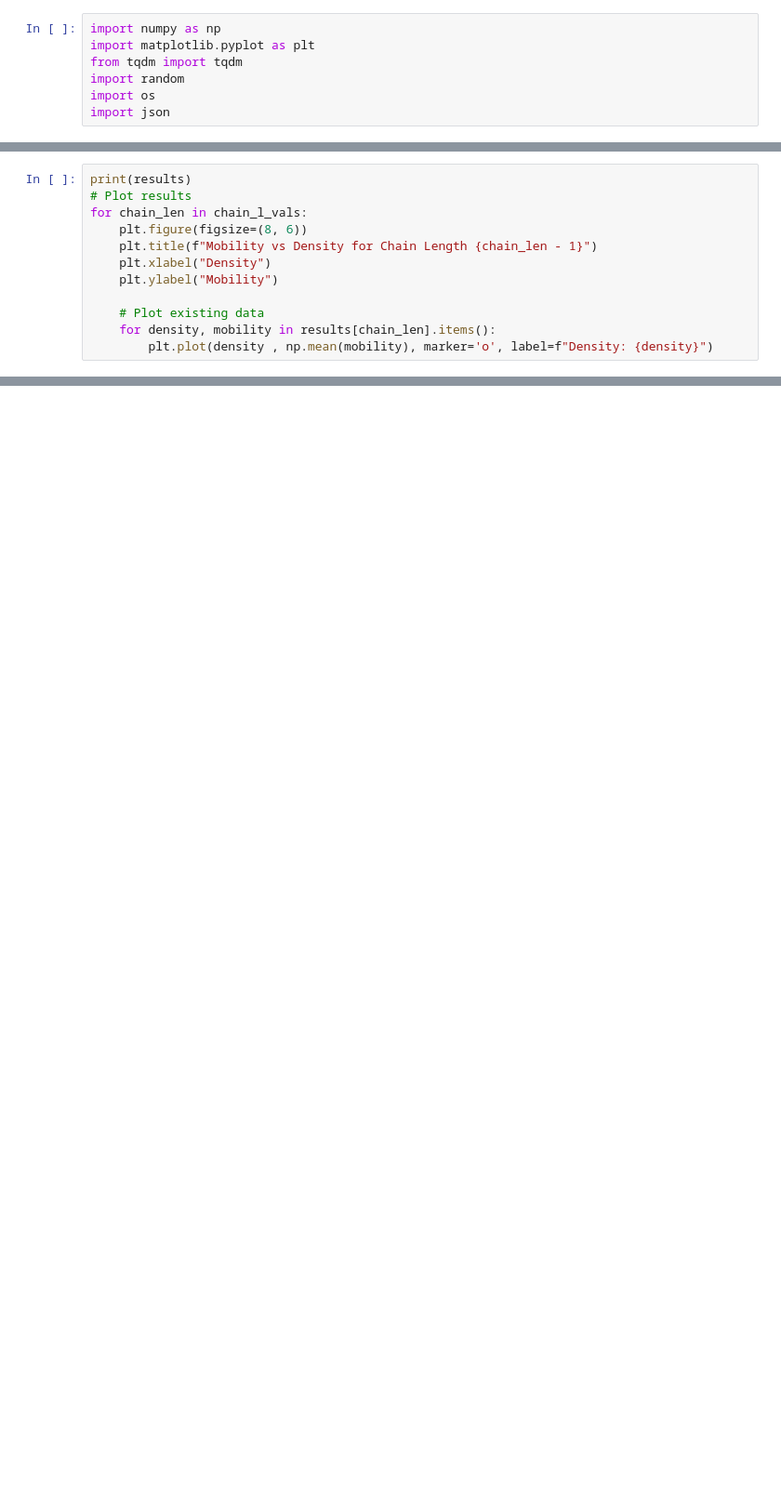
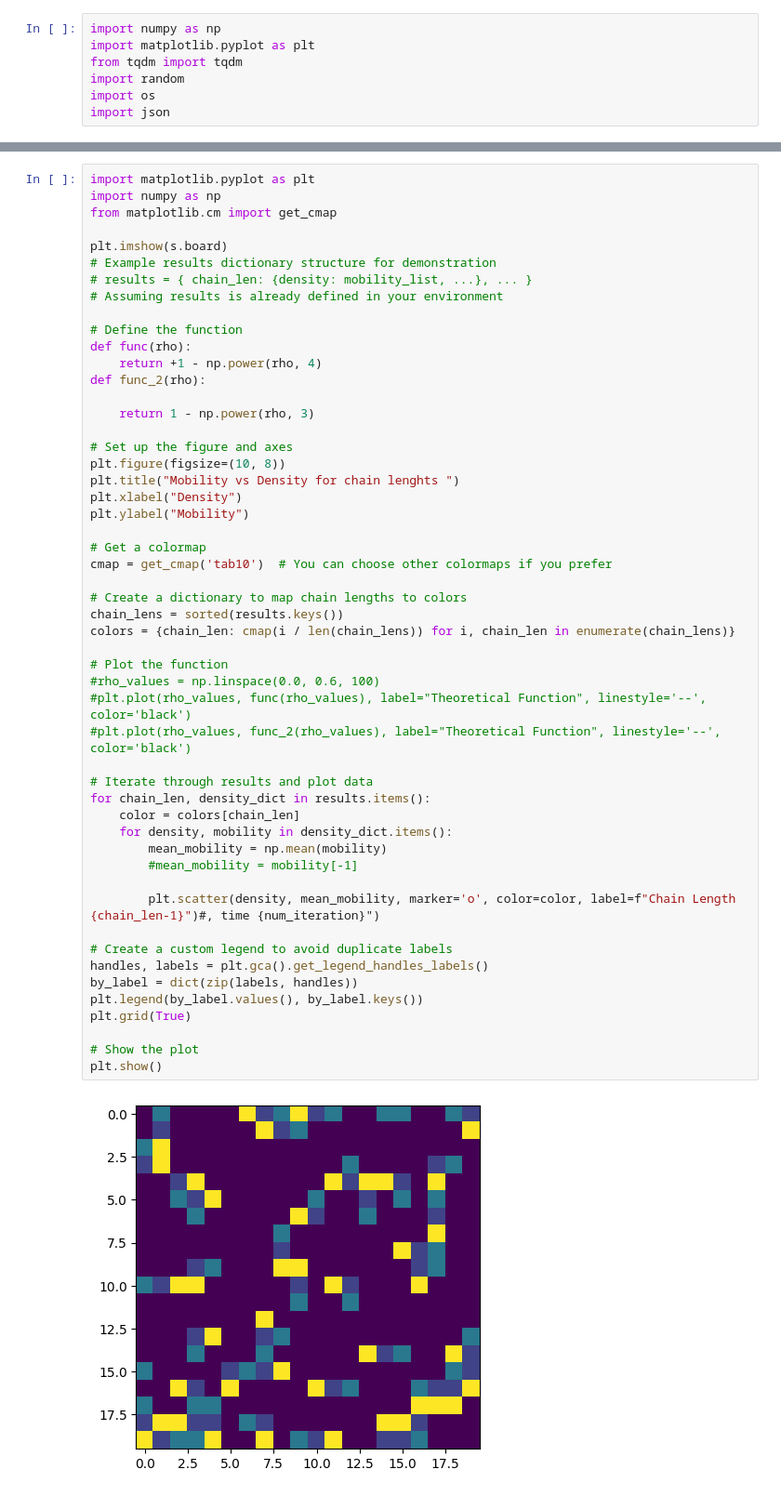
Before and after one commit to Isi2000/FCW, a Jupyter notebook: simulation.ipynb, the cells around one changed output, grey strips where cells are left out. Shown: that part at 93% size. Cells and saved outputs as stored; diff of their text form; blank space fills up the shorter version.

```diff
--- a/simulation.ipynb
+++ b/simulation.ipynb
@@ -132,12 +143,0 @@ for chain_len in chain_l_vals:
-# %%
-print(results)
-# Plot results
-for chain_len in chain_l_vals:
-    plt.figure(figsize=(8, 6))
-    plt.title(f"Mobility vs Density for Chain Length {chain_len - 1}")
-    plt.xlabel("Density")
-    plt.ylabel("Mobility")
-
-    # Plot existing data
-    for density, mobility in results[chain_len].items():
-        plt.plot(density , np.mean(mobility), marker='o', label=f"Density: {density}")
@@ -179,0 +148,54 @@ for chain_len in chain_l_vals:
+# %%
+import matplotlib.pyplot as plt
+import numpy as np
+from matplotlib.cm import get_cmap
+
+plt.imshow(s.board)
+# Example results dictionary structure for demonstration
+# results = { chain_len: {density: mobility_list, ...}, ... }
+# Assuming results is already defined in your environment
+
+# Define the function
+def func(rho):
+    return +1 - np.power(rho, 4)
+def func_2(rho):
+
+    return 1 - np.power(rho, 3)
+
+# Set up the figure and axes
+plt.figure(figsize=(10, 8))
+plt.title("Mobility vs Density for chain lenghts ")
+plt.xlabel("Density")
+plt.ylabel("Mobility")
+
+# Get a colormap
+cmap = get_cmap('tab10')  # You can choose other colormaps if you prefer
+
+# Create a dictionary to map chain lengths to colors
+chain_lens = sorted(results.keys())
+colors = {chain_len: cmap(i / len(chain_lens)) for i, chain_len in enumerate(chain_lens)}
+
+# Plot the function
+#rho_values = np.linspace(0.0, 0.6, 100)
+#plt.plot(rho_values, func(rho_values), label="Theoretical Function", linestyle='--', color='black')
+#plt.plot(rho_values, func_2(rho_values), label="Theoretical Function", linestyle='--', color='black')
+
+# Iterate through results and plot data
+for chain_len, density_dict in results.items():
+    color = colors[chain_len]
+    for density, mobility in density_dict.items():
+        mean_mobility = np.mean(mobility)
+        #mean_mobility = mobility[-1]
+
+        plt.scatter(density, mean_mobility, marker='o', color=color, label=f"Chain Length {chain_len-1}")#, time {num_iteration}")
+
+# Create a custom legend to avoid duplicate labels
+handles, labels = plt.gca().get_legend_handles_labels()
+by_label = dict(zip(labels, handles))
+plt.legend(by_label.values(), by_label.keys())
+plt.grid(True)
+
+# Show the plot
+plt.show()
+# %% [output]
+[figure, added]
```
Also changed, not shown: parts of 8 cells of this notebook, 15 other files.
